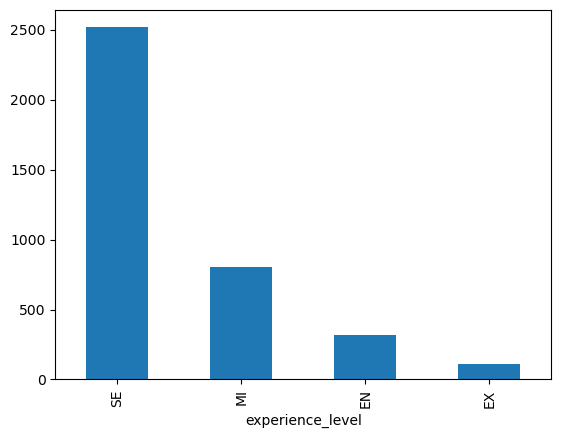
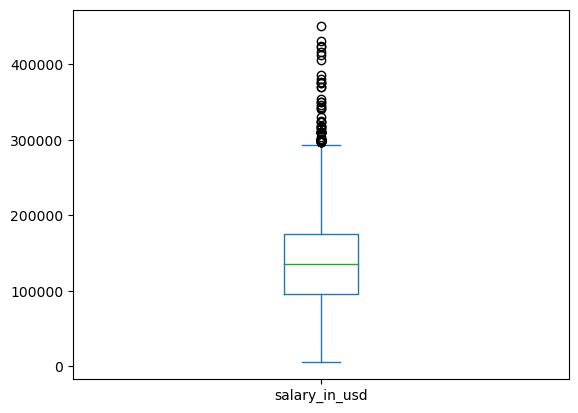
The notebook cell's code change between the first figure and the second:
--- before
+++ after
@@ -1 +1 @@
-salary_df['experience_level'].value_counts().plot(kind='bar')
+salary_df['salary_in_usd'].plot(kind='box')

Commit: Add 3.3 lab notebook